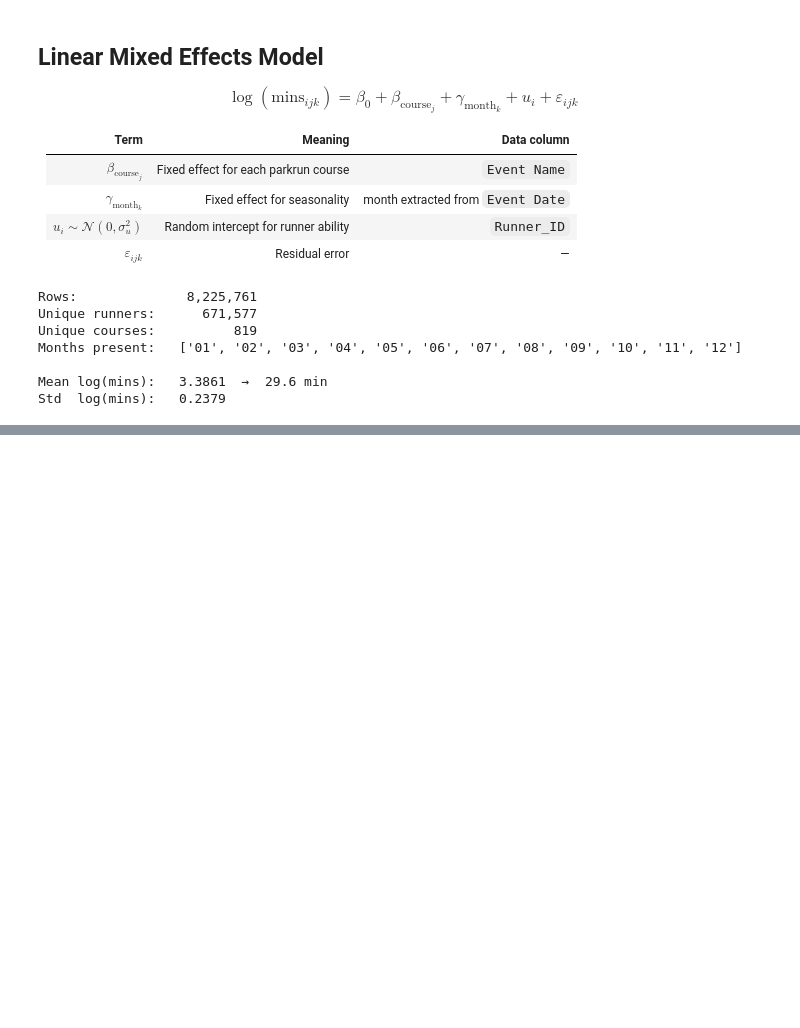
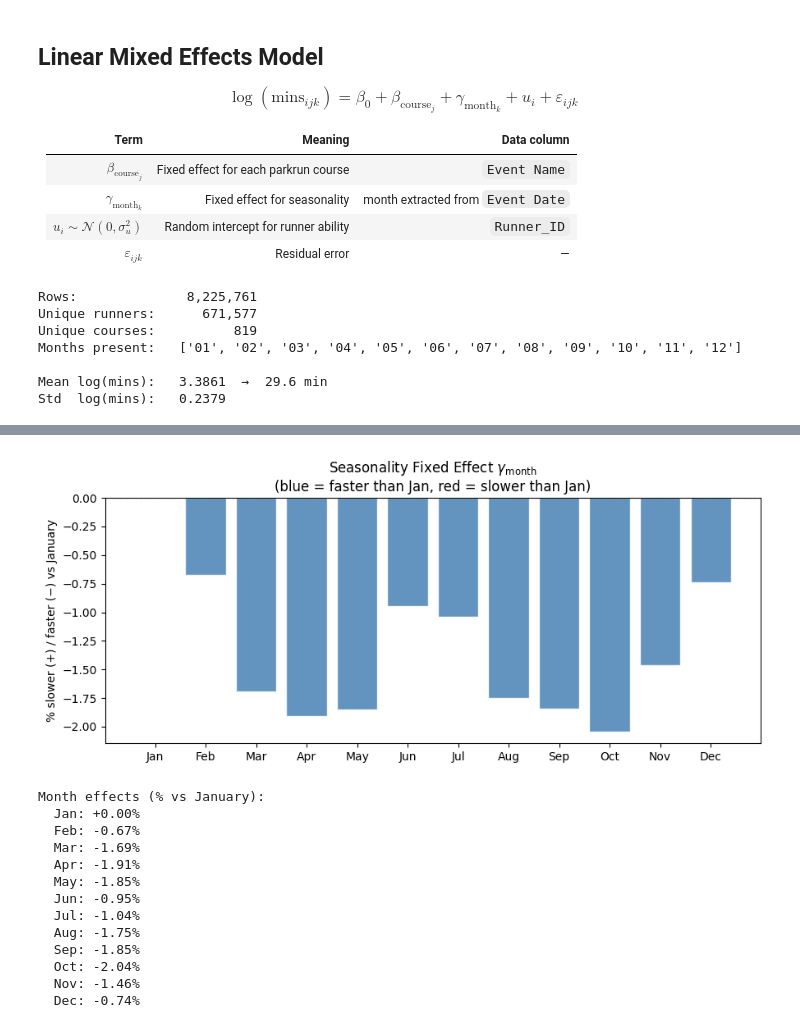
Before and after one commit to magnusross/running-analysis, a Jupyter notebook: model.ipynb, the cells around one changed output, grey strips where cells are left out. Saved outputs shown, nothing was run; the diff lists cells and outputs as text; code cells hidden in the pictures; blank space fills up the shorter version.

```diff
--- a/model.ipynb
+++ b/model.ipynb
@@ -204,36 +318,46 @@ plt.show()
 # %%
 # --- Seasonality Fixed Effects (γ_month) ---
-month_fe = fe[fe.index.str.startswith("C(month)[T.")]
-month_fe.index = month_fe.index.str.removeprefix("C(month)[T.").str.removesuffix("]")
-
-# Convert to % difference, then add the reference month at 0
-month_pct = (np.exp(month_fe) - 1) * 100
-ref_month = sorted(df_fit["month"].unique())[0]
-month_pct = pd.concat([pd.Series({ref_month: 0.0}), month_pct]).sort_index()
-
-# Map "01"→"Jan" etc.
 import calendar
 
 month_labels = {str(m).zfill(2): calendar.month_abbr[m] for m in range(1, 13)}
+
+# gamma is already referenced to January (gamma[0]=0 after re-parameterisation)
+month_fe_series = pd.Series(gamma, index=month_cats).sort_index()
+month_pct = (np.exp(month_fe_series) - 1) * 100  # % vs January
 xtick_labels = [month_labels.get(m, m) for m in month_pct.index]
 
 fig, ax = plt.subplots(figsize=(9, 4))
 colors = ["steelblue" if v <= 0 else "coral" for v in month_pct.values]
 ax.bar(
     range(len(month_pct)), month_pct.values, color=colors, alpha=0.85, edgecolor="white"
 )
 ax.axhline(0, color="black", linewidth=0.8, linestyle="--")
 ax.set_xticks(range(len(month_pct)))
 ax.set_xticklabels(xtick_labels, rotation=0)
 ax.set_ylabel("% slower (+) / faster (−) vs January")
 ax.set_title(
     "Seasonality Fixed Effect $\\gamma_{\\mathrm{month}}$\n"
     "(blue = faster than Jan, red = slower than Jan)"
 )
 plt.tight_layout()
 plt.show()
 
 print("Month effects (% vs January):")
 for m, v in zip(month_pct.index, month_pct.values):
     print(f"  {month_labels.get(m, m)}: {v:+.2f}%")
+# %% [output]
+[figure, added]
+Month effects (% vs January):
+  Jan: +0.00%
+  Feb: -0.67%
+  Mar: -1.69%
+  Apr: -1.91%
+  May: -1.85%
+  Jun: -0.95%
+  Jul: -1.04%
+  Aug: -1.75%
+  Sep: -1.85%
+  Oct: -2.04%
+  Nov: -1.46%
+  Dec: -0.74%
 # %%
```
Also changed, not shown: parts of 7 cells of this notebook, 3 other files.
